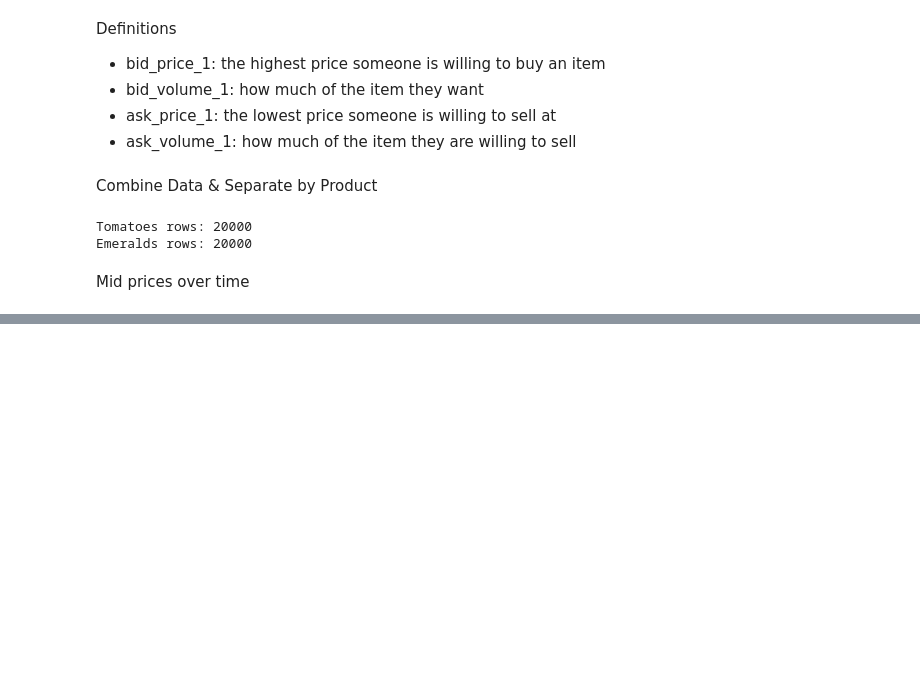
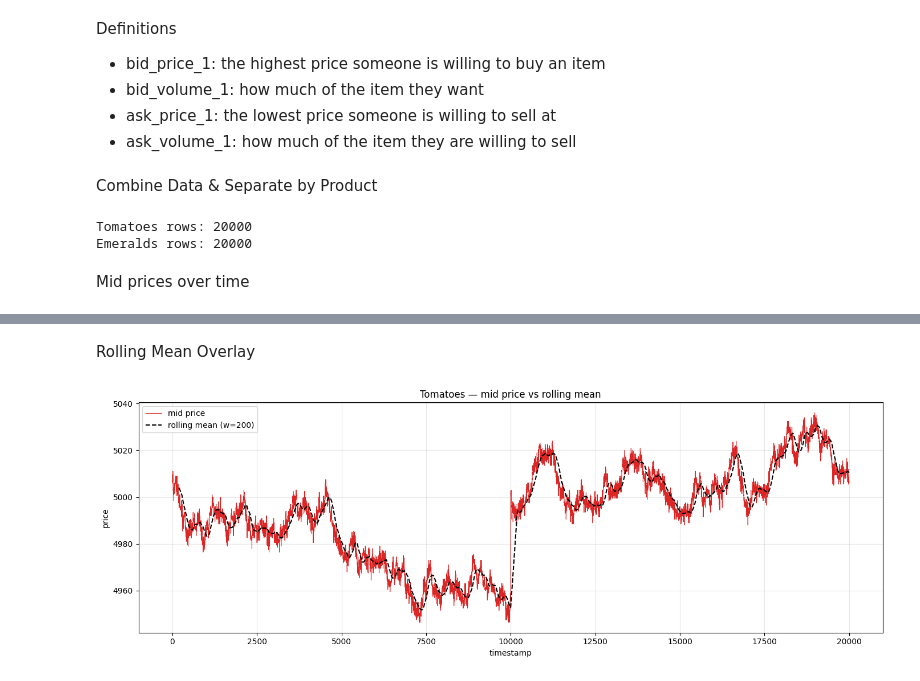
Before and after one commit to shohinirheasarkar/imc-prosperity-4-daily-tracker, a Jupyter notebook: eda/exploringtutorialdataimc.ipynb, the cells around one changed output, grey strips where cells are left out. Saved outputs shown, nothing was run; the diff lists cells and outputs as text; code cells hidden in the pictures; blank space fills up the shorter version.

```diff
--- a/eda/exploringtutorialdataimc.ipynb
+++ b/eda/exploringtutorialdataimc.ipynb
@@ -71,0 +75,21 @@ plt.show()
+# %% [markdown]
+Rolling Mean Overlay
+# %%
+window = 200
+
+fig, ax = plt.subplots(figsize=(14, 5))
+
+ax.plot(tomatoes["mid_price"].values, linewidth=0.8, color="#dc2626", label="mid price")
+ax.plot(pd.Series(tomatoes["mid_price"].values).rolling(window).mean(),
+        linewidth=1.5, color="black", linestyle="--", label=f"rolling mean (w={window})")
+
+ax.set_title("Tomatoes — mid price vs rolling mean")
+ax.set_xlabel("timestamp")
+ax.set_ylabel("price")
+ax.legend()
+ax.grid(True, alpha=0.3)
+
+plt.tight_layout()
+plt.show()
+# %% [output]
+[figure, added]
```
Also changed, not shown: parts of 4 cells of this notebook.
